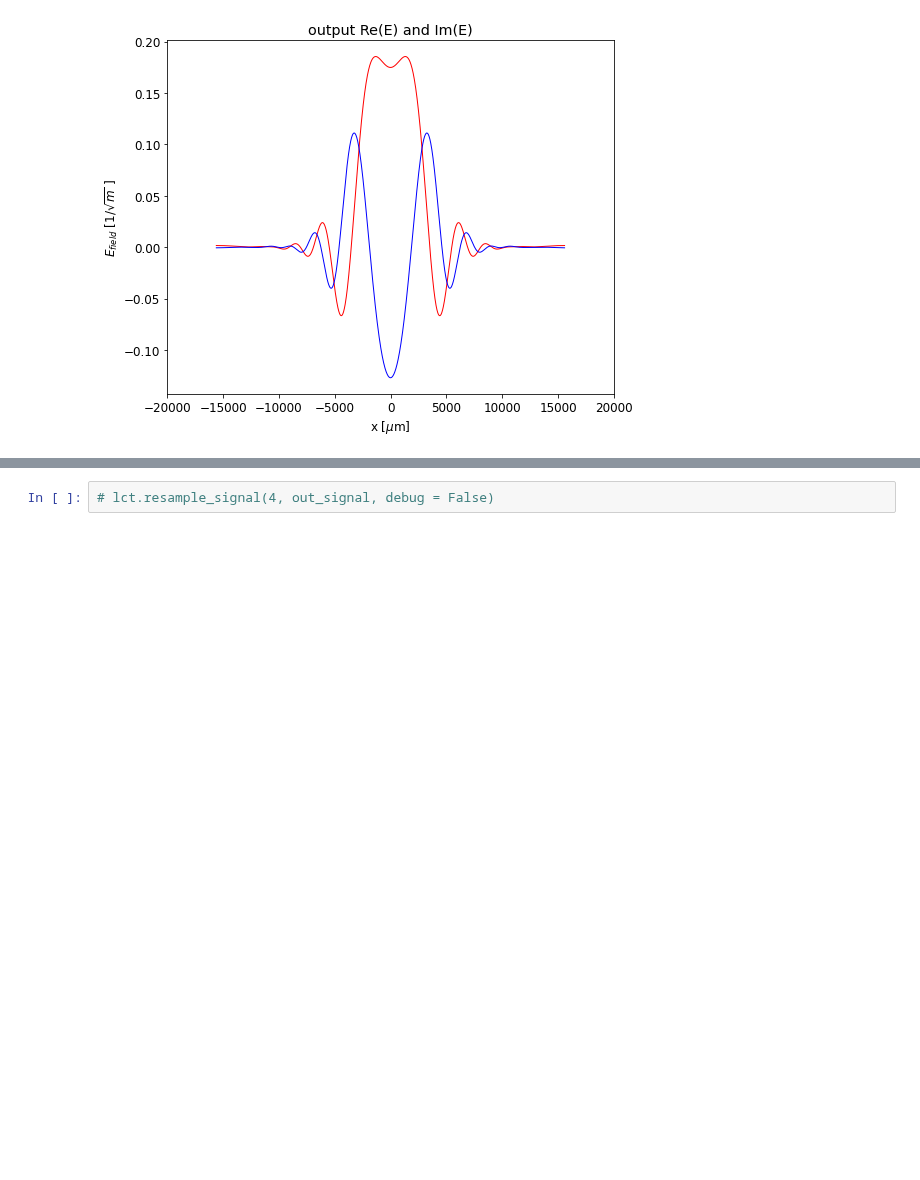
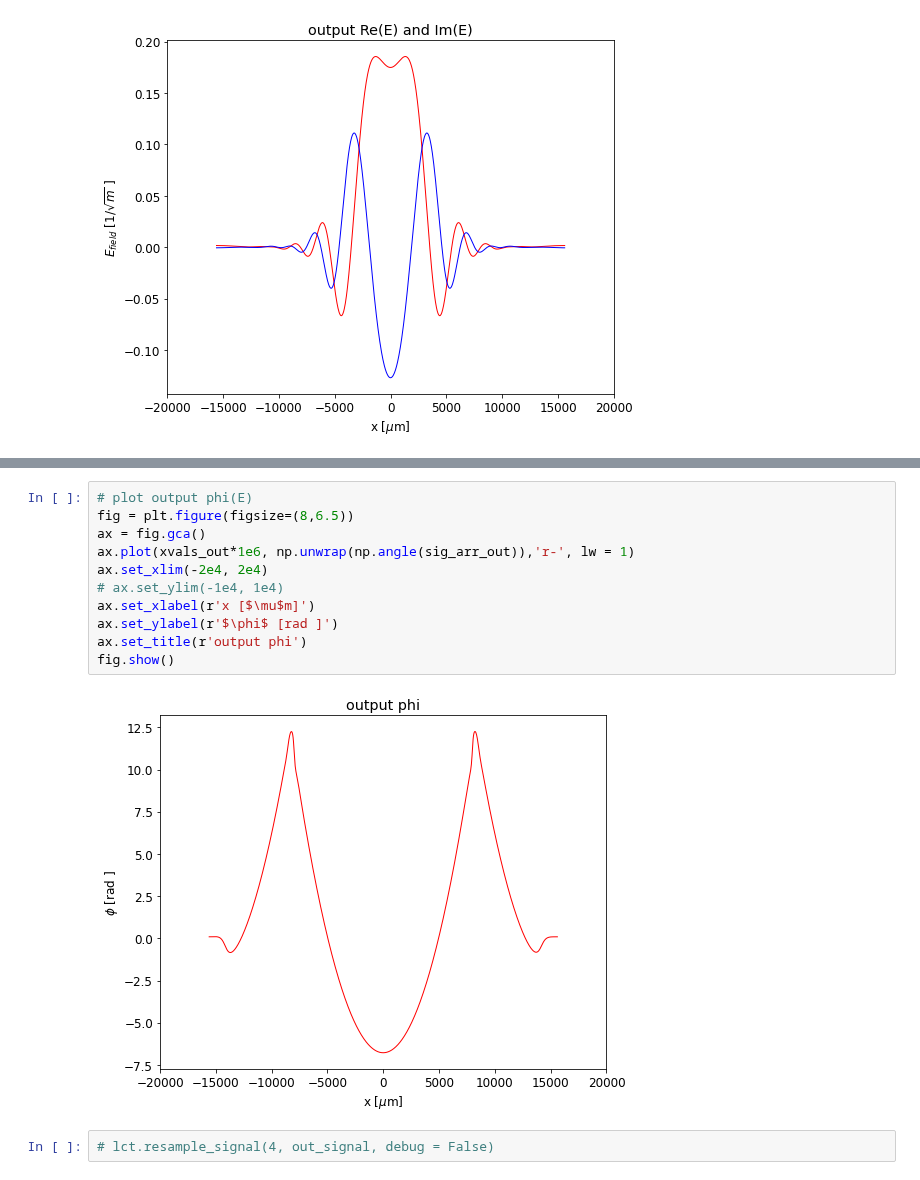
Before and after one commit to radiasoft/rslight, a Jupyter notebook: LCT/LCT_1d_units_wavelength01.ipynb, the cells around one changed output, grey strips where cells are left out. Saved outputs shown, nothing was run; the diff lists cells and outputs as text; blank space fills up the shorter version.

```diff
--- a/LCT/LCT_1d_units_wavelength01.ipynb
+++ b/LCT/LCT_1d_units_wavelength01.ipynb
@@ -169,2 +228,15 @@ fig.show()
+# %%
+# plot output phi(E)
+fig = plt.figure(figsize=(8,6.5))
+ax = fig.gca()
+ax.plot(xvals_out*1e6, np.unwrap(np.angle(sig_arr_out)),'r-', lw = 1)
+ax.set_xlim(-2e4, 2e4)
+# ax.set_ylim(-1e4, 1e4)
+ax.set_xlabel(r'x [$\mu$m]')
+ax.set_ylabel(r'$\phi$ [rad ]')
+ax.set_title(r'output phi')
+fig.show()
+# %% [output]
+[figure, added]
 # %%
 # lct.resample_signal(4, out_signal, debug = False)
```
Also changed, not shown: parts of 10 cells of this notebook.
